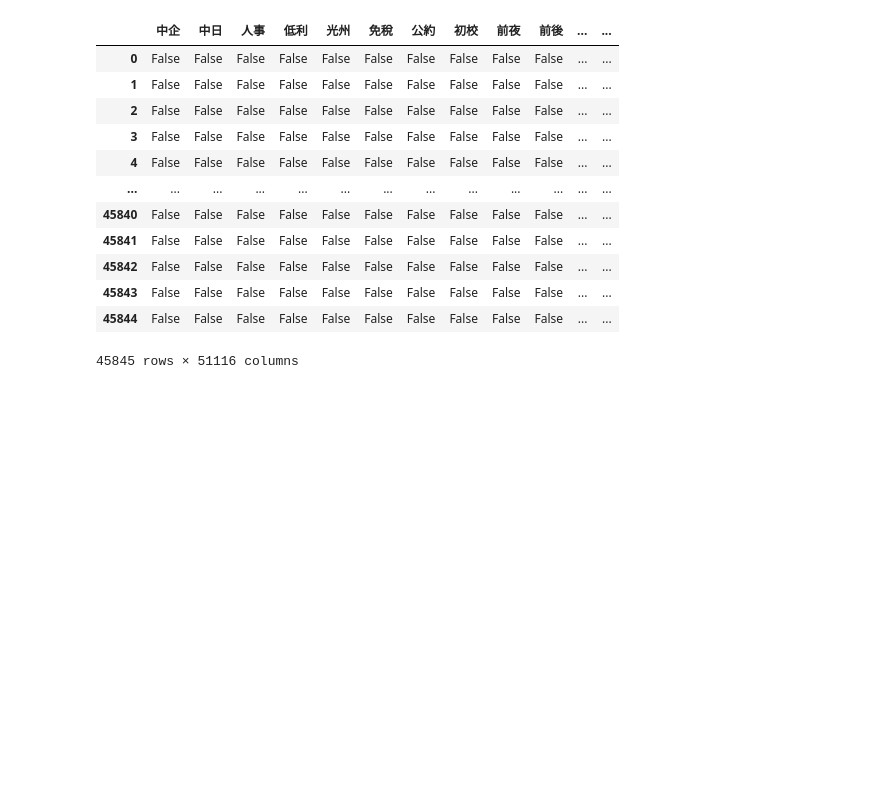
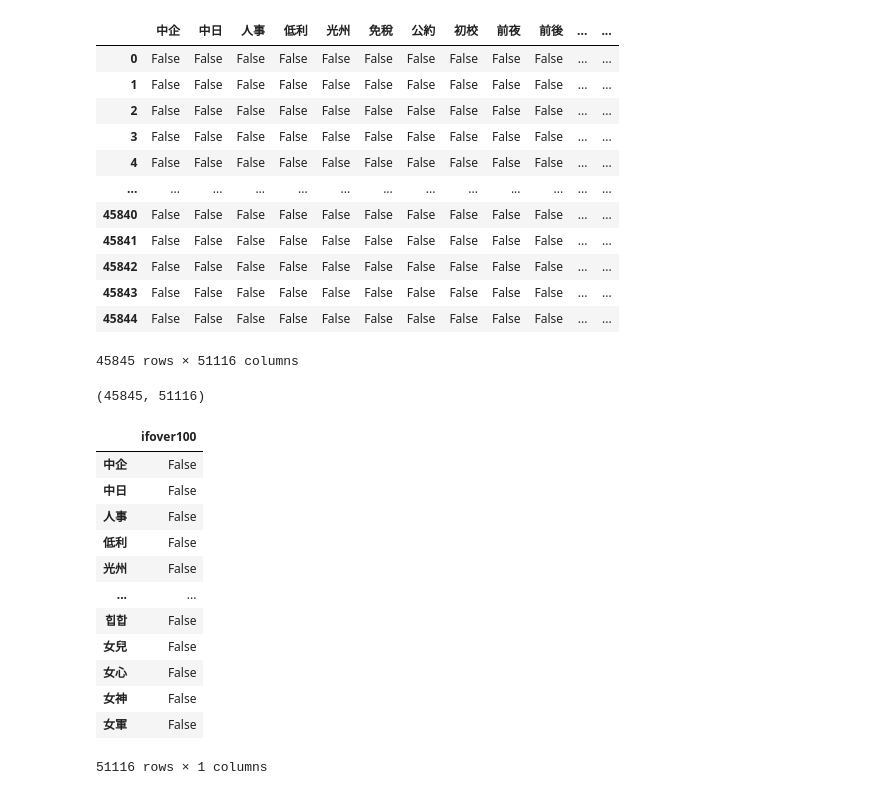
Before and after one commit to seunghunii/crawler_project, a Jupyter notebook: main/estate_news/word_apriori.ipynb, the cells around one changed output. Drawn from its saved outputs; the diff is of its cells as text; code cells hidden in the pictures; blank space fills up the shorter version.

```diff
--- a/main/estate_news/word_apriori.ipynb
+++ b/main/estate_news/word_apriori.ipynb
@@ -106,4 +85,24 @@ dff
 | 45844 | False | False | False | False | False | False | False | False | False | False | ... | ... |
 45845 rows × 51116 columns
 # %%
-dff.sum()
+dff.shape
+# %% [output]
+(45845, 51116)
+# %%
+count_df = pd.DataFrame(dff.sum(axis=0) > 100)
+count_df.columns = ['ifover100']
+count_df
+# %% [output]
+|  | ifover100 |
+| 中企 | False |
+| 中日 | False |
+| 人事 | False |
+| 低利 | False |
+| 光州 | False |
+| ... | ... |
+| 힙합 | False |
+| 女兒 | False |
+| 女心 | False |
+| 女神 | False |
+| 女軍 | False |
+51116 rows × 1 columns
```
Also changed, not shown: parts of 7 cells of this notebook.
